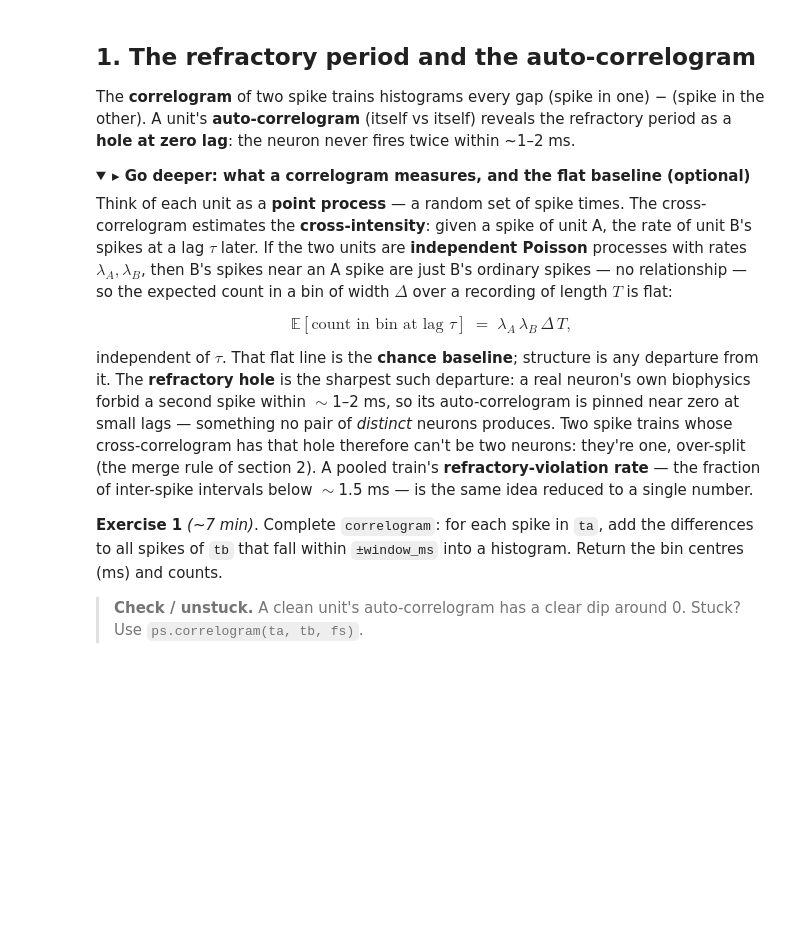
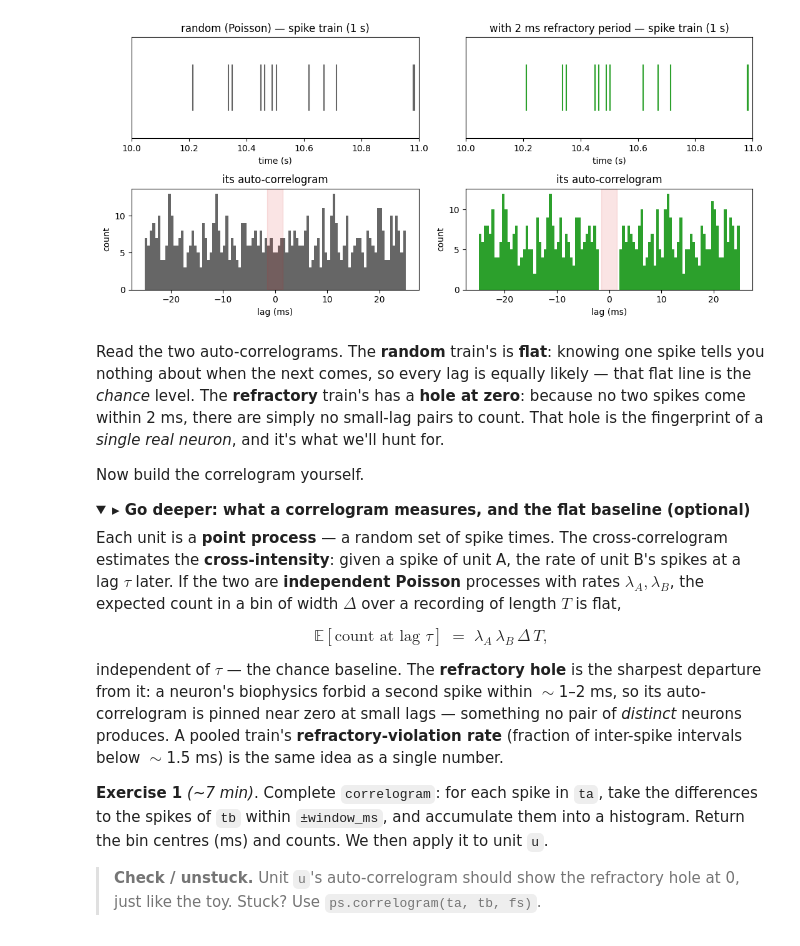
Before and after one commit to stootoon/swc-en-2026, a Jupyter notebook: ephys-pop/notebooks/07_merging_cleanup_solutions.ipynb, the cells around one changed output. Cells and saved outputs as stored; diff of their text form; code cells hidden in the pictures; folded sections open; blank space fills up the shorter version.

```diff
--- a/ephys-pop/notebooks/07_merging_cleanup_solutions.ipynb
+++ b/ephys-pop/notebooks/07_merging_cleanup_solutions.ipynb
@@ -41,39 +62,60 @@ sorted 1025 spikes into 6 units
+# %%
+# a purely random train, and one with a 2 ms refractory period enforced
+rng = np.random.default_rng(1)
+T = rec.duration_s
+random_train = np.sort(rng.integers(0, int(T * fs), rng.poisson(15 * T)))    # ~15 Hz, random
+refr = int(0.002 * fs)
+keep = [random_train[0]]
+for t in random_train[1:]:
+    if t - keep[-1] > refr:                     # drop spikes too soon after the last kept one
+        keep.append(t)
+refractory_train = np.array(keep)
+
+fig, ax = plt.subplots(2, 2, figsize=(11, 5))
+for j, (train, name, col) in enumerate([(random_train, "random (Poisson)", "0.4"),
+                                        (refractory_train, "with 2 ms refractory period", "tab:green")]):
+    ts = train / fs; m = (ts >= 10) & (ts < 11)
+    ax[0, j].eventplot(ts[m], colors=col, lineoffsets=0, linelengths=1)
+    ax[0, j].set_xlim(10, 11); ax[0, j].set_yticks([]); ax[0, j].set_xlabel("time (s)")
+    ax[0, j].set_title(f"{name} — spike train (1 s)")
+    c, n = ps.correlogram(train, train, fs, exclude_zero=True)
+    ps.plotting.plot_correlogram(c, n, ax=ax[1, j], color=col, title="its auto-correlogram")
+plt.tight_layout(); plt.show()
+# %% [output]
+[figure, added]
 # %% [markdown]
-## 1. The refractory period and the auto-correlogram
+Read the two auto-correlograms. The **random** train's is **flat**: knowing one spike
+tells you nothing about when the next comes, so every lag is equally likely — that flat
+line is the *chance* level. The **refractory** train's has a **hole at zero**: because
+no two spikes come within 2 ms, there are simply no small-lag pairs to count. That hole
+is the fingerprint of a *single real neuron*, and it's what we'll hunt for.
 
-The **correlogram** of two spike trains histograms every gap (spike in one) − (spike
-in the other). A unit's **auto-correlogram** (itself vs itself) reveals the
-refractory period as a **hole at zero lag**: the neuron never fires twice within
-~1–2 ms.
+Now build the correlogram yourself.
 
 <details>
 <summary><b>▸ Go deeper: what a correlogram measures, and the flat baseline (optional)</b></summary>
 
-Think of each unit as a **point process** — a random set of spike times. The
-cross-correlogram estimates the **cross-intensity**: given a spike of unit A, the
-rate of unit B's spikes at a lag $\tau$ later. If the two units are **independent
-Poisson** processes with rates $\lambda_A, \lambda_B$, then B's spikes near an A spike
-are just B's ordinary spikes — no relationship — so the expected count in a bin of
-width $\Delta$ over a recording of length $T$ is flat:
+Each unit is a **point process** — a random set of spike times. The cross-correlogram
+estimates the **cross-intensity**: given a spike of unit A, the rate of unit B's spikes
+at a lag $\tau$ later. If the two are **independent Poisson** processes with rates
+$\lambda_A, \lambda_B$, the expected count in a bin of width $\Delta$ over a recording of
+length $T$ is flat,
 
-$$\mathbb{E}[\text{count in bin at lag }\tau] \;=\; \lambda_A\,\lambda_B\,\Delta\,T,$$
+$$\mathbb{E}[\text{count at lag }\tau] \;=\; \lambda_A\,\lambda_B\,\Delta\,T,$$
 
-independent of $\tau$. That flat line is the **chance baseline**; structure is any
-departure from it. The **refractory hole** is the sharpest such departure: a real
-neuron's own biophysics forbid a second spike within $\sim$1–2 ms, so its
-auto-correlogram is pinned near zero at small lags — something no pair of *distinct*
-neurons produces. Two spike trains whose cross-correlogram has that hole therefore
-can't be two neurons: they're one, over-split (the merge rule of section 2). A pooled
-train's **refractory-violation rate** — the fraction of inter-spike intervals below
-$\sim$1.5 ms — is the same idea reduced to a single number.
+independent of $\tau$ — the chance baseline. The **refractory hole** is the sharpest
+departure from it: a neuron's biophysics forbid a second spike within $\sim$1–2 ms, so
+its auto-correlogram is pinned near zero at small lags — something no pair of *distinct*
+neurons produces. A pooled train's **refractory-violation rate** (fraction of
+inter-spike intervals below $\sim$1.5 ms) is the same idea as a single number.
 </details>
 
-**Exercise 1** *(~7 min)*. Complete `correlogram`: for each spike in `ta`, add the
-differences to all spikes of `tb` that fall within `±window_ms` into a histogram.
-Return the bin centres (ms) and counts.
+**Exercise 1** *(~7 min)*. Complete `correlogram`: for each spike in `ta`, take the
+differences to the spikes of `tb` within `±window_ms`, and accumulate them into a
+histogram. Return the bin centres (ms) and counts. We then apply it to unit `u`.
 
-> **Check / unstuck.** A clean unit's auto-correlogram has a clear dip around 0.
-> Stuck? Use `ps.correlogram(ta, tb, fs)`.
+> **Check / unstuck.** Unit `u`'s auto-correlogram should show the refractory hole at 0,
+> just like the toy. Stuck? Use `ps.correlogram(ta, tb, fs)`.
 # %%
 def correlogram(ta, tb, fs, bin_ms=0.5, window_ms=25.0, exclude_zero=False):
     ta = np.sort(ta) / fs * 1e3
```
Also changed, not shown: parts of 17 cells of this notebook, 2 other files.
